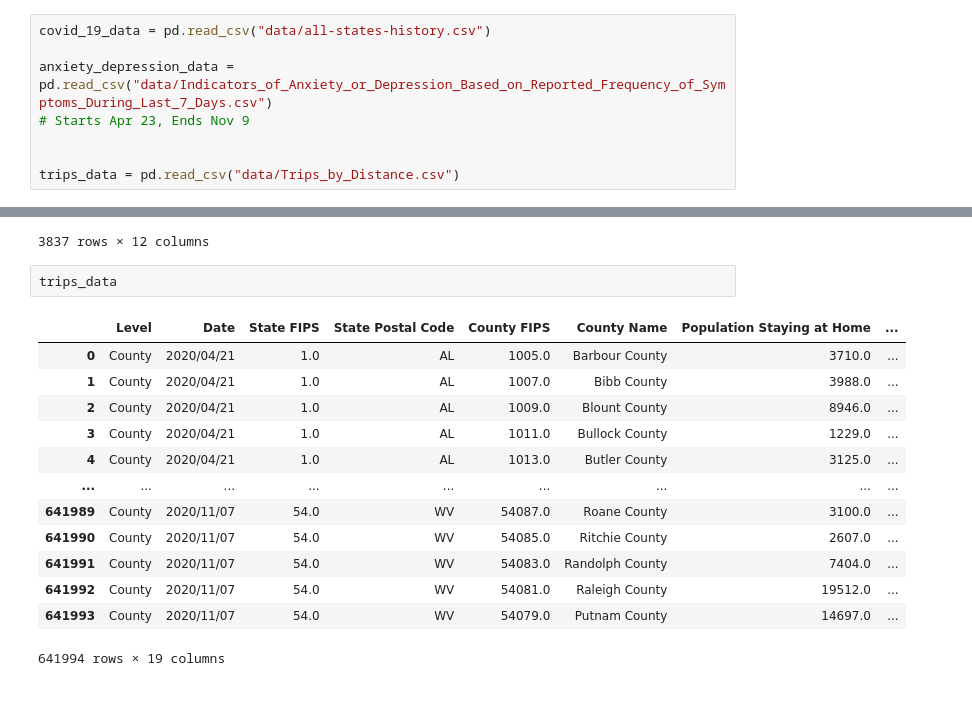
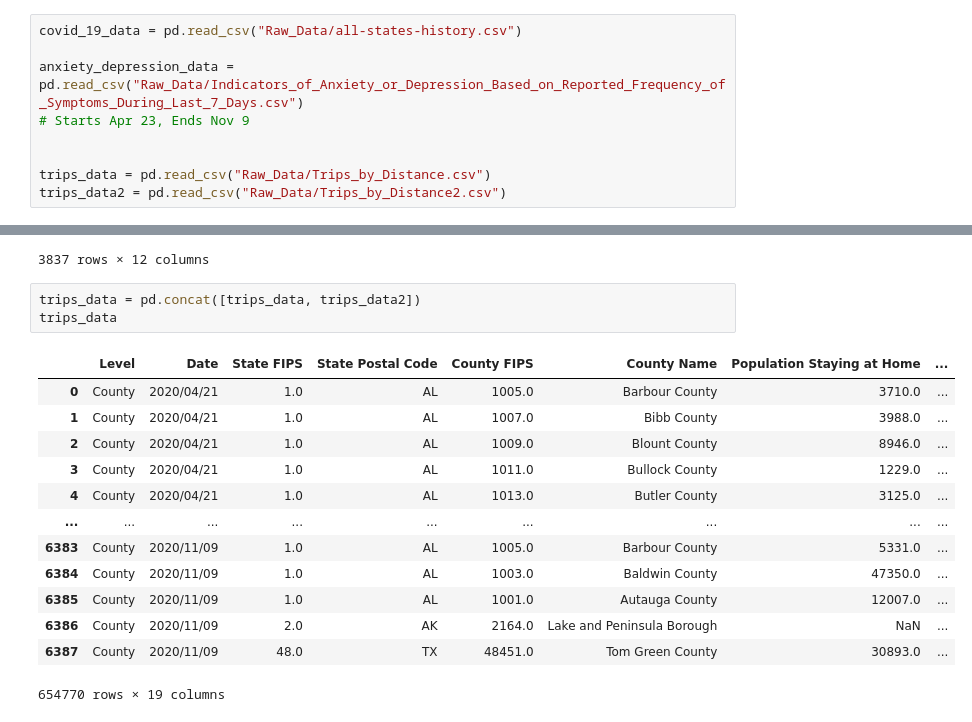
Before and after one commit to sheehy98/CovidMHealth, a Jupyter notebook: clean_data.ipynb, the cells around one changed output, grey strips where cells are left out. Drawn from its saved outputs; the diff is of its cells as text.

```diff
--- a/clean_data.ipynb
+++ b/clean_data.ipynb
@@ -7,13 +9,14 @@ import pandas as pd
 # %% [markdown]
 ## Import Data
 # %%
-covid_19_data = pd.read_csv("data/all-states-history.csv")
+covid_19_data = pd.read_csv("Raw_Data/all-states-history.csv")
 
-anxiety_depression_data = pd.read_csv("data/Indicators_of_Anxiety_or_Depression_Based_on_Reported_Frequency_of_Symptoms_During_Last_7_Days.csv")
+anxiety_depression_data = pd.read_csv("Raw_Data/Indicators_of_Anxiety_or_Depression_Based_on_Reported_Frequency_of_Symptoms_During_Last_7_Days.csv")
 # Starts Apr 23, Ends Nov 9
 
 
-trips_data = pd.read_csv("data/Trips_by_Distance.csv")
+trips_data = pd.read_csv("Raw_Data/Trips_by_Distance.csv")
+trips_data2 = pd.read_csv("Raw_Data/Trips_by_Distance2.csv")
 # %% [markdown]
 ## Clean Data
 # %% [markdown]
@@ -50,19 +53,20 @@ anxiety_depression_data
 | 3835 | 3 | Symptoms of Anxiety Disorder or D... | By State | Wisconsin | Wisconsin | 18 | Oct 28 - Nov 9 | 39.2 | 34.2 | ... |
 | 3836 | 3 | Symptoms of Anxiety Disorder or D... | By State | Wyoming | Wyoming | 18 | Oct 28 - Nov 9 | 37.0 | 30.8 | ... |
 3837 rows × 12 columns
-# %%
-trips_data
-# %% [output]
-|  | Level | Date | State FIPS | State Postal Code | County FIPS | County Name | Population Staying at Home | ... |
-| 0 | County | 2020/04/21 | 1.0 | AL | 1005.0 | Barbour County | 3710.0 | ... |
-| 1 | County | 2020/04/21 | 1.0 | AL | 1007.0 | Bibb County | 3988.0 | ... |
-| 2 | County | 2020/04/21 | 1.0 | AL | 1009.0 | Blount County | 8946.0 | ... |
-| 3 | County | 2020/04/21 | 1.0 | AL | 1011.0 | Bullock County | 1229.0 | ... |
-| 4 | County | 2020/04/21 | 1.0 | AL | 1013.0 | Butler County | 3125.0 | ... |
-| ... | ... | ... | ... | ... | ... | ... | ... | ... |
-| 641989 | County | 2020/11/07 | 54.0 | WV | 54087.0 | Roane County | 3100.0 | ... |
-| 641990 | County | 2020/11/07 | 54.0 | WV | 54085.0 | Ritchie County | 2607.0 | ... |
-| 641991 | County | 2020/11/07 | 54.0 | WV | 54083.0 | Randolph County | 7404.0 | ... |
-| 641992 | County | 2020/11/07 | 54.0 | WV | 54081.0 | Raleigh County | 19512.0 | ... |
-| 641993 | County | 2020/11/07 | 54.0 | WV | 54079.0 | Putnam County | 14697.0 | ... |
-641994 rows × 19 columns
+# %%
+trips_data = pd.concat([trips_data, trips_data2])
+trips_data
+# %% [output]
+|  | Level | Date | State FIPS | State Postal Code | County FIPS | County Name | Population Staying at Home | ... |
+| 0 | County | 2020/04/21 | 1.0 | AL | 1005.0 | Barbour County | 3710.0 | ... |
+| 1 | County | 2020/04/21 | 1.0 | AL | 1007.0 | Bibb County | 3988.0 | ... |
+| 2 | County | 2020/04/21 | 1.0 | AL | 1009.0 | Blount County | 8946.0 | ... |
+| 3 | County | 2020/04/21 | 1.0 | AL | 1011.0 | Bullock County | 1229.0 | ... |
+| 4 | County | 2020/04/21 | 1.0 | AL | 1013.0 | Butler County | 3125.0 | ... |
+| ... | ... | ... | ... | ... | ... | ... | ... | ... |
+| 6383 | County | 2020/11/09 | 1.0 | AL | 1005.0 | Barbour County | 5331.0 | ... |
+| 6384 | County | 2020/11/09 | 1.0 | AL | 1003.0 | Baldwin County | 47350.0 | ... |
+| 6385 | County | 2020/11/09 | 1.0 | AL | 1001.0 | Autauga County | 12007.0 | ... |
+| 6386 | County | 2020/11/09 | 2.0 | AK | 2164.0 | Lake and Peninsula Borough | NaN | ... |
+| 6387 | County | 2020/11/09 | 48.0 | TX | 48451.0 | Tom Green County | 30893.0 | ... |
+654770 rows × 19 columns
```
Also changed, not shown: parts of 3 cells of this notebook.
